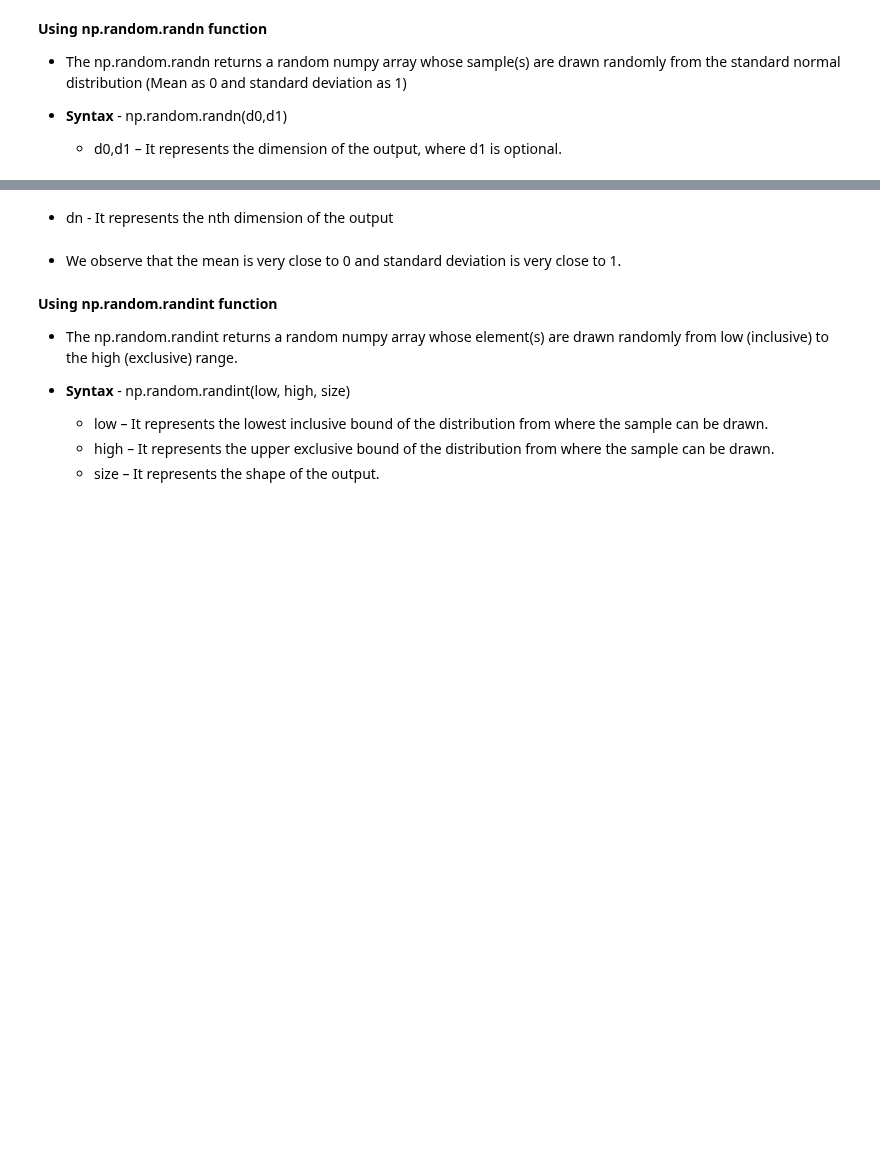
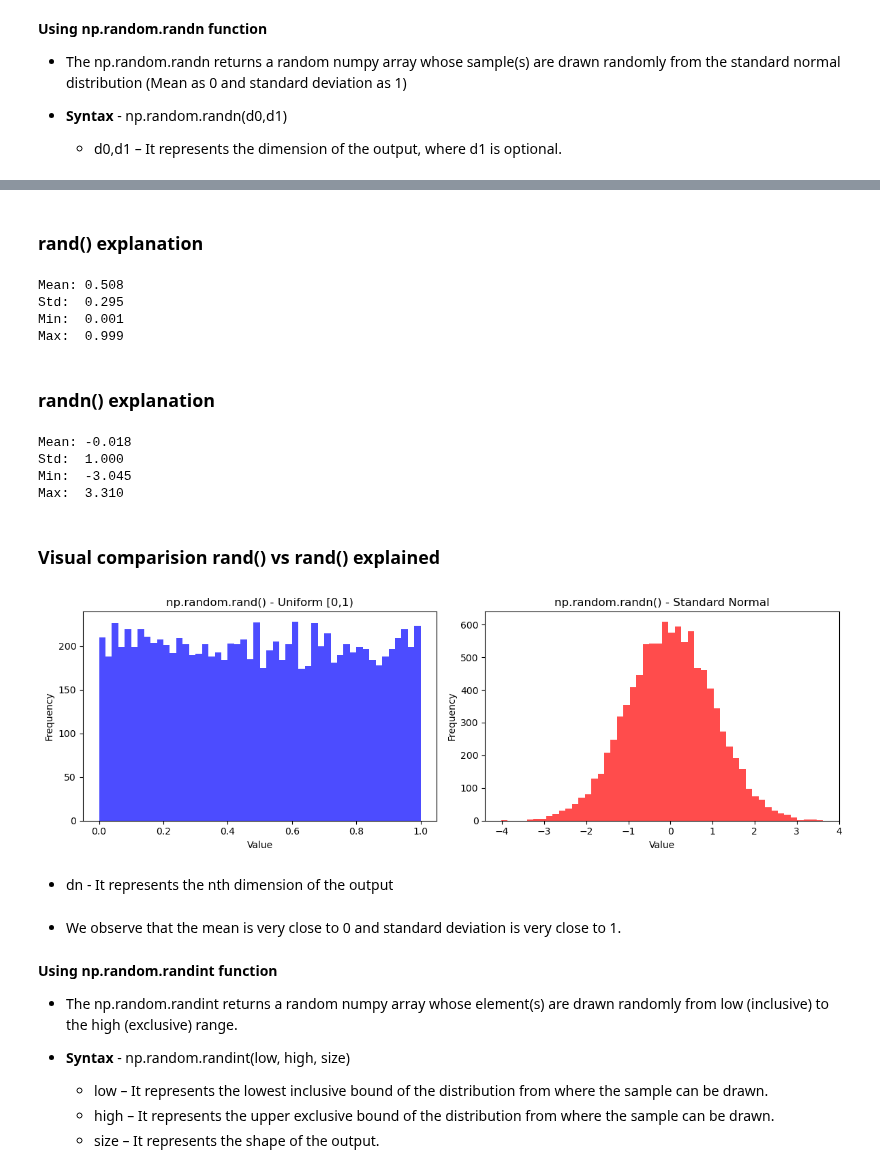
Before and after one commit to nikilok/python-ml, a Jupyter notebook: Python_for_Data_Science_NumPy.ipynb, the cells around one changed output, grey strips where cells are left out. Saved outputs shown, nothing was run; the diff lists cells and outputs as text; code cells hidden in the pictures; blank space fills up the shorter version.

```diff
--- a/Python_for_Data_Science_NumPy.ipynb
+++ b/Python_for_Data_Science_NumPy.ipynb
@@ -409,3 +559,58 @@ print(rand_mat2)
+# %% [markdown]
+### rand() explanation
+# %%
+# Uniform distribution [0, 1)
+uniform_data = np.random.rand(1000)
+# print(uniform_data)
+print(f"Mean: {np.mean(uniform_data):.3f}")      # ~0.5
+print(f"Std:  {np.std(uniform_data):.3f}")       # ~0.29
+print(f"Min:  {np.min(uniform_data):.3f}")       # Close to 0
+print(f"Max:  {np.max(uniform_data):.3f}")       # Close to 1
+# %% [output]
+Mean: 0.508
+Std:  0.295
+Min:  0.001
+Max:  0.999
+# %% [markdown]
+### randn() explanation
+# %%
+# Standard normal distribution
+normal_data = np.random.randn(1000)
+print(f"Mean: {np.mean(normal_data):.3f}")       # ~0
+print(f"Std:  {np.std(normal_data):.3f}")        # ~1
+print(f"Min:  {np.min(normal_data):.3f}")        # Around -3
+print(f"Max:  {np.max(normal_data):.3f}")        # Around +3
+# %% [output]
+Mean: -0.018
+Std:  1.000
+Min:  -3.045
+Max:  3.310
+# %% [markdown]
+### Visual comparision rand() vs rand() explained
+# %%
+import matplotlib.pyplot as plt
+
+# Generate data
+uniform = np.random.rand(10000)
+normal = np.random.randn(10000)
+
+# Plot histograms
+fig, (ax1, ax2) = plt.subplots(1, 2, figsize=(12, 4))
+
+ax1.hist(uniform, bins=50, alpha=0.7, color='blue')
+ax1.set_title('np.random.rand() - Uniform [0,1)')
+ax1.set_xlabel('Value')
+ax1.set_ylabel('Frequency')
+
+ax2.hist(normal, bins=50, alpha=0.7, color='red')
+ax2.set_title('np.random.randn() - Standard Normal')
+ax2.set_xlabel('Value')
+ax2.set_ylabel('Frequency')
+
+plt.tight_layout()
+plt.show()
+# %% [output]
+[figure, added]
 # %% [markdown]
 
 - dn - It represents the nth dimension of the output
```
Also changed, not shown: parts of 27 cells of this notebook.
